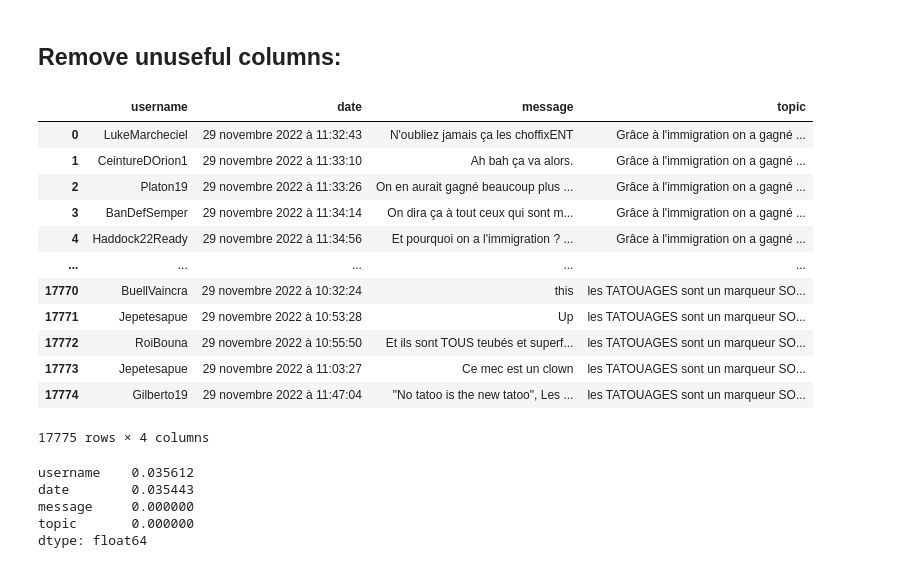
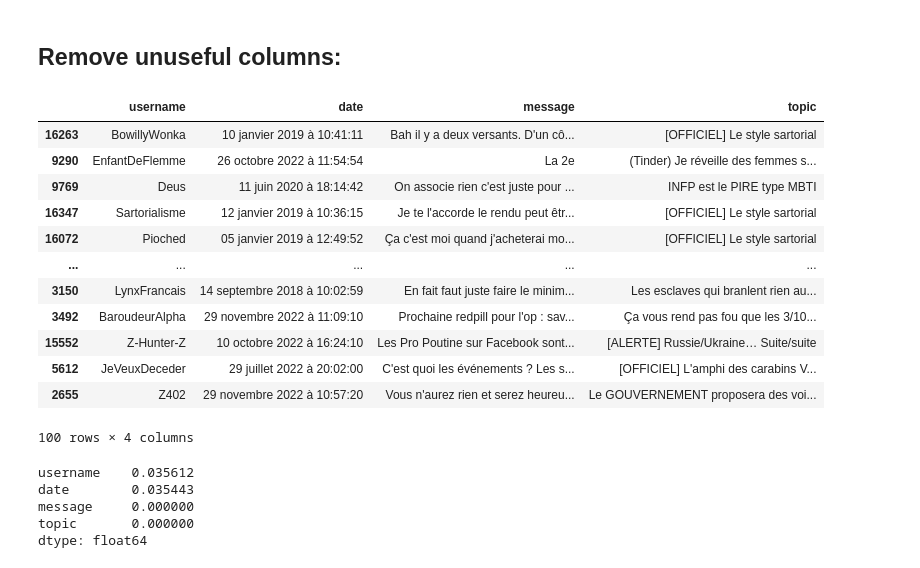
Before and after one commit to Brial45/sexism-JV.com, a Jupyter notebook: Test LDA auto.ipynb, the cells around one changed output. Saved outputs shown, nothing was run; the diff lists cells and outputs as text; code cells hidden in the pictures.

```diff
--- a/Test LDA auto.ipynb
+++ b/Test LDA auto.ipynb
@@ -62,21 +60,21 @@ data
 ## Remove unuseful columns:
 # %%
 data = data.drop(columns='Unnamed: 0')
-data
+data.sample(100)
 # %% [output]
 |  | username | date | message | topic |
-| 0 | LukeMarcheciel | 29 novembre 2022 à 11:32:43 | N'oubliez jamais ça les choffixENT | Grâce à l'immigration on a gagné ... |
-| 1 | CeintureDOrion1 | 29 novembre 2022 à 11:33:10 | Ah bah ça va alors. | Grâce à l'immigration on a gagné ... |
-| 2 | Platon19 | 29 novembre 2022 à 11:33:26 | On en aurait gagné beaucoup plus ... | Grâce à l'immigration on a gagné ... |
-| 3 | BanDefSemper | 29 novembre 2022 à 11:34:14 | On dira ça à tout ceux qui sont m... | Grâce à l'immigration on a gagné ... |
-| 4 | Haddock22Ready | 29 novembre 2022 à 11:34:56 | Et pourquoi on a l'immigration ? ... | Grâce à l'immigration on a gagné ... |
+| 16263 | BowillyWonka | 10 janvier 2019 à 10:41:11 | Bah il y a deux versants. D'un cô... | [OFFICIEL] Le style sartorial |
+| 9290 | EnfantDeFlemme | 26 octobre 2022 à 11:54:54 | La 2e | (Tinder) Je réveille des femmes s... |
+| 9769 | Deus | 11 juin 2020 à 18:14:42 | On associe rien c'est juste pour ... | INFP est le PIRE type MBTI |
+| 16347 | Sartorialisme | 12 janvier 2019 à 10:36:15 | Je te l'accorde le rendu peut êtr... | [OFFICIEL] Le style sartorial |
+| 16072 | Pioched | 05 janvier 2019 à 12:49:52 | Ça c'est moi quand j'acheterai mo... | [OFFICIEL] Le style sartorial |
 | ... | ... | ... | ... | ... |
-| 17770 | BuellVaincra | 29 novembre 2022 à 10:32:24 | this | les TATOUAGES sont un marqueur SO... |
-| 17771 | Jepetesapue | 29 novembre 2022 à 10:53:28 | Up | les TATOUAGES sont un marqueur SO... |
-| 17772 | RoiBouna | 29 novembre 2022 à 10:55:50 | Et ils sont TOUS teubés et superf... | les TATOUAGES sont un marqueur SO... |
-| 17773 | Jepetesapue | 29 novembre 2022 à 11:03:27 | Ce mec est un clown | les TATOUAGES sont un marqueur SO... |
-| 17774 | Gilberto19 | 29 novembre 2022 à 11:47:04 | "No tatoo is the new tatoo", Les ... | les TATOUAGES sont un marqueur SO... |
+| 3150 | LynxFrancais | 14 septembre 2018 à 10:02:59 | En fait faut juste faire le minim... | Les esclaves qui branlent rien au... |
+| 3492 | BaroudeurAlpha | 29 novembre 2022 à 11:09:10 | Prochaine redpill pour l'op : sav... | Ça vous rend pas fou que les 3/10... |
+| 15552 | Z-Hunter-Z | 10 octobre 2022 à 16:24:10 | Les Pro Poutine sur Facebook sont... | [ALERTE] Russie/Ukraine… Suite/suite |
+| 5612 | JeVeuxDeceder | 29 juillet 2022 à 20:02:00 | C'est quoi les événements ? Les s... | [OFFICIEL] L'amphi des carabins V... |
+| 2655 | Z402 | 29 novembre 2022 à 10:57:20 | Vous n'aurez rien et serez heureu... | Le GOUVERNEMENT proposera des voi... |
-17775 rows × 4 columns
+100 rows × 4 columns
 # %%
 missing_percent = data.isnull().sum().sort_values(ascending=False)/len(data) #NaN percentage for each column
 missing_percent
```
Also changed, not shown: parts of 1 cell of this notebook, 3 other files.
